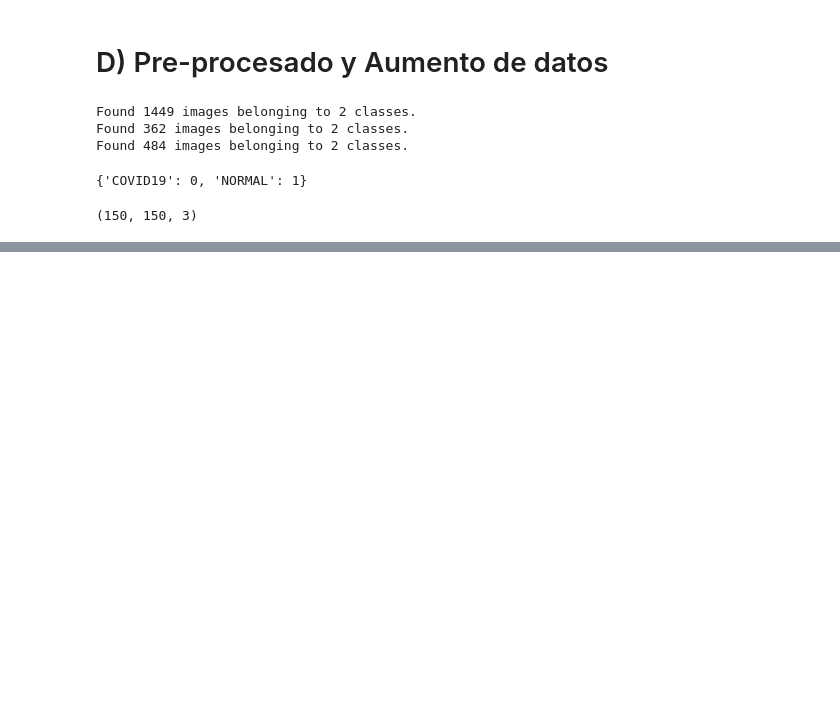
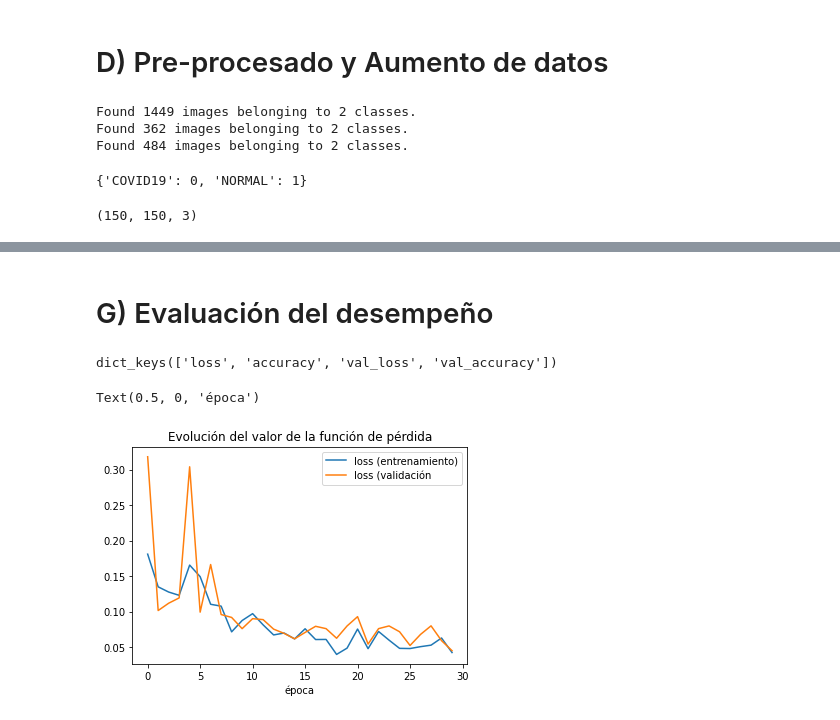
Before and after one commit to jpabloglez/Master_IA_Sanidad, a Jupyter notebook: 2_2_5_Proyecto_COVID_Tensorflow_Keras.ipynb, the cells around one changed output, grey strips where cells are left out. Drawn from its saved outputs; the diff is of its cells as text; code cells hidden in the pictures; blank space fills up the shorter version.

```diff
--- a/2_2_5_Proyecto_COVID_Tensorflow_Keras.ipynb
+++ b/2_2_5_Proyecto_COVID_Tensorflow_Keras.ipynb
@@ -189,0 +222,14 @@ train_generator.image_shape
+# %%
+# Para compilar nuestro modelo de RNC tendremos que:
+# 1) Definir el método de optimización (Adam)
+# 2) El valor para el learning_rate
+# 3) La función de pérdidad: bynary cross entropy es una buena elección para una tarea de clasificación binaria
+# 4) La métrica de evaluación: utilizaremos accuracy
+model.compile(Adam(lr=0.001), loss='binary_crossentropy', metrics=['accuracy'])
+# %%
+# Compilado el modelo podemos lanzar el proceso de entrenamiento
+history = model.fit(train_generator,
+                    epochs=30,
+                    validation_data=val_generator)
+# El objeto history registra el progreso durante el entrenamiento, recoge el valor de la función de pérdida
+# y la métrica de evaluación en cada paso del proceso
@@ -189,0 +254,18 @@ train_generator.image_shape
+# %% [markdown]
+# G) Evaluación del desempeño
+# %%
+# Veámos que los valores de loss y accuracy se han almacenado en history
+history.history.keys()
+# %% [output]
+dict_keys(['loss', 'accuracy', 'val_loss', 'val_accuracy'])
+# %%
+# Para evaluar el rendimiento del modelo representamos los valores de las métricas de interés en función de la
+# época del entrenamiento
+plt.plot(history.history['loss'])
+plt.plot(history.history['val_loss'])
+plt.legend(['loss (entrenamiento)', 'loss (validación'])
+plt.title("Evolución del valor de la función de pérdida")
+plt.xlabel('época')
+# %% [output]
+Text(0.5, 0, 'época')
+[figure, added]
```
Also changed, not shown: parts of 20 cells of this notebook.
